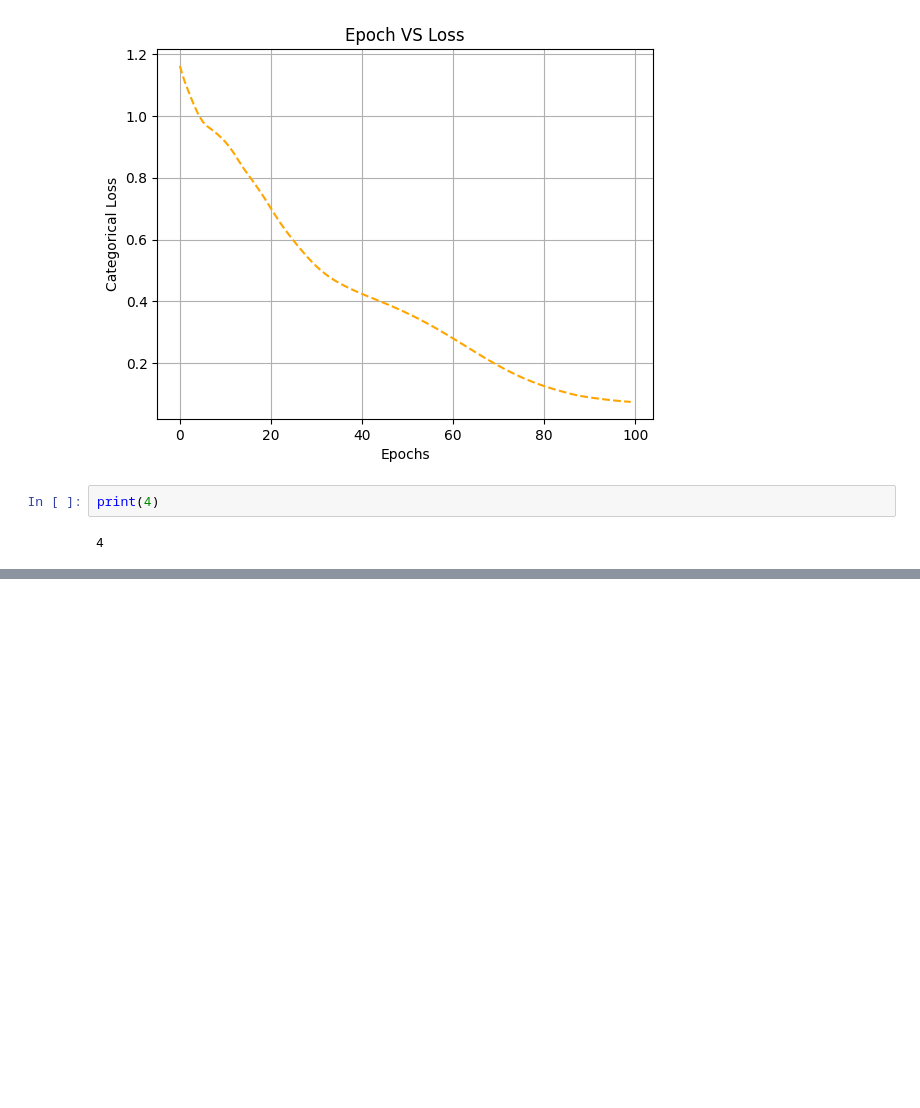
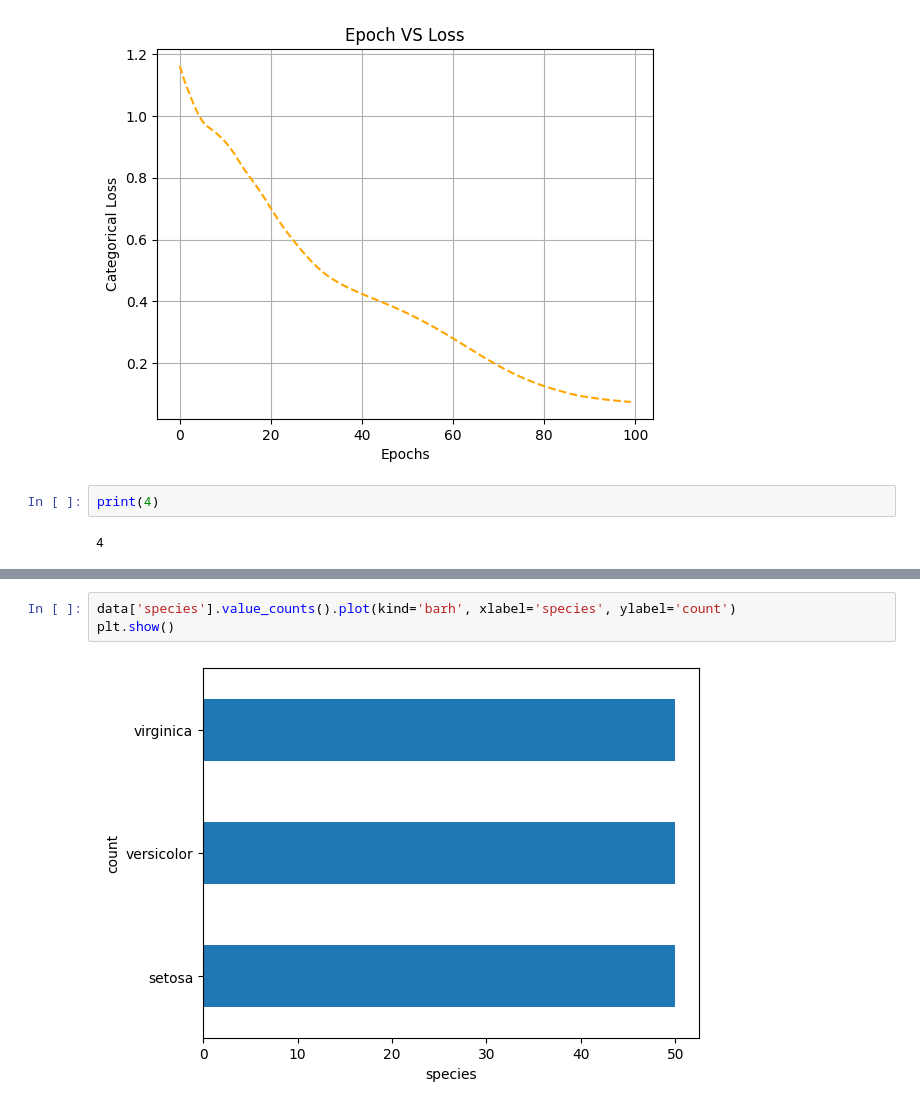
Before and after one commit to ranjithnrjk/PyTorch_basics, a Jupyter notebook: SimpleNeuralNetwork_PyTorch.ipynb, the cells around one changed output, grey strips where cells are left out. Cells and saved outputs as stored; diff of their text form; blank space fills up the shorter version.

```diff
--- a/SimpleNeuralNetwork_PyTorch.ipynb
+++ b/SimpleNeuralNetwork_PyTorch.ipynb
@@ -135,0 +191,5 @@ print(4)
+# %%
+data['species'].value_counts().plot(kind='barh', xlabel='species', ylabel='count')
+plt.show()
+# %% [output]
+[figure, added]
```
Also changed, not shown: parts of 12 cells of this notebook.
